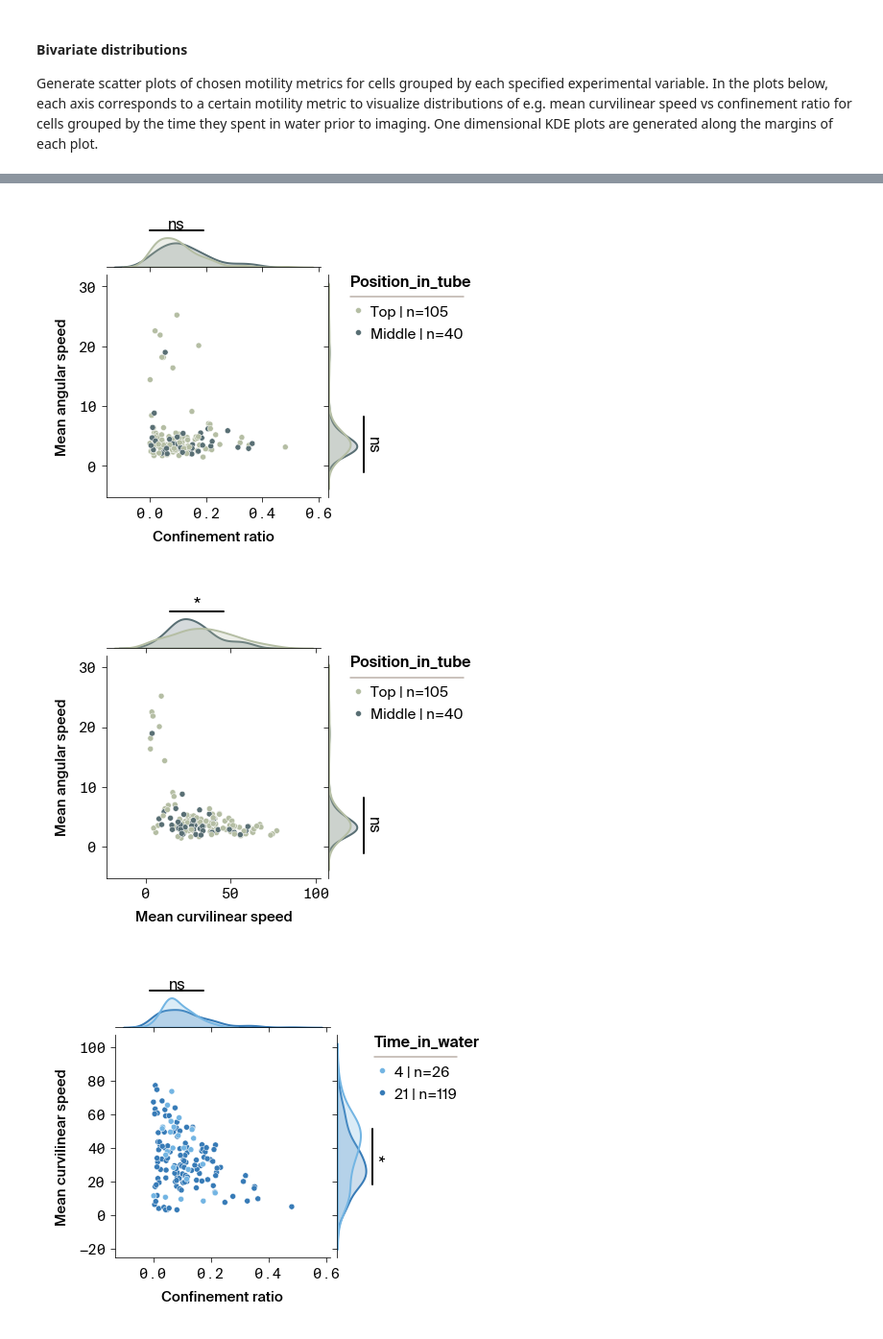
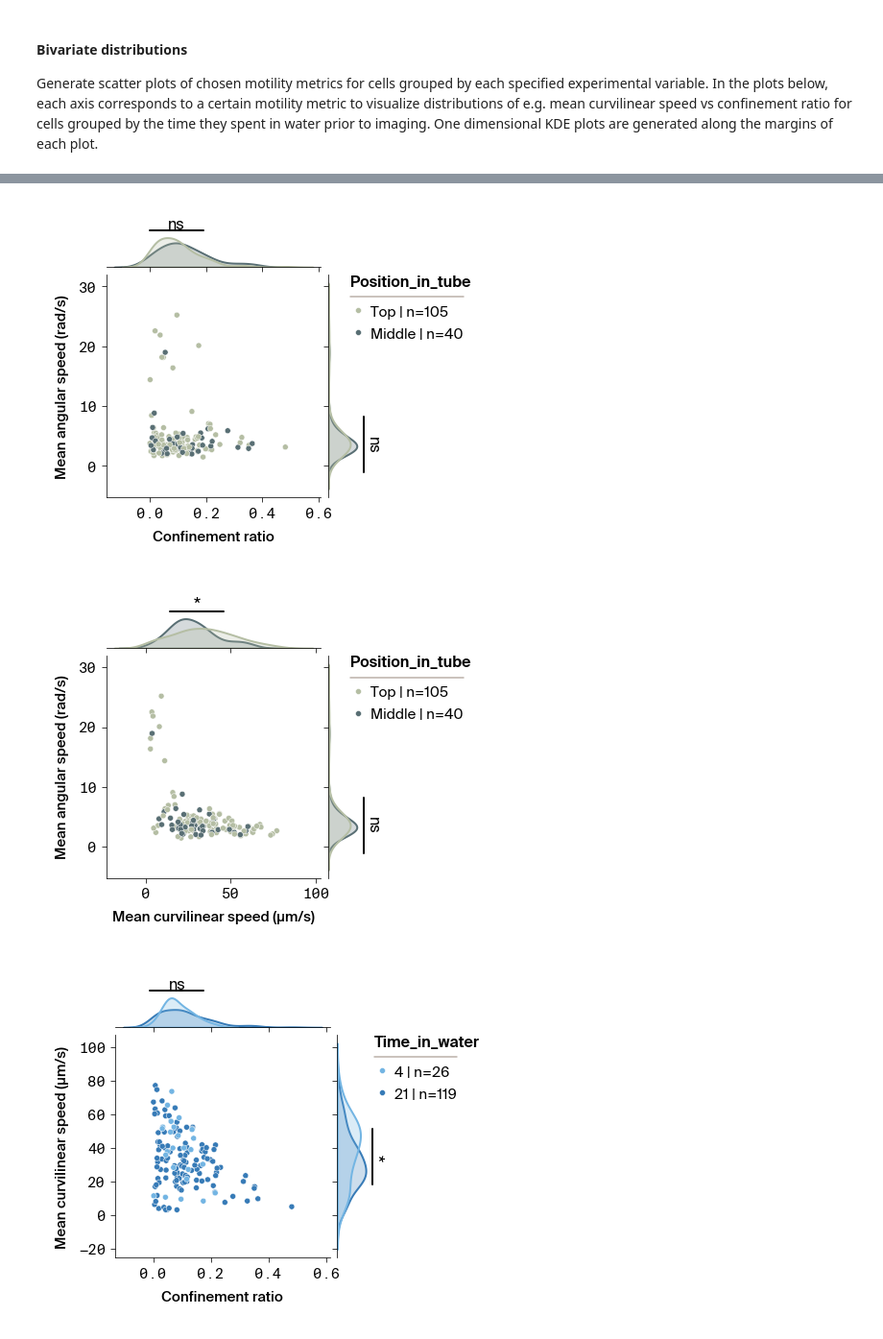
Before and after one commit to Arcadia-Science/2024-unicellular-tracking, a Jupyter notebook: notebooks/3_motility-analysis-in-pools.ipynb, the cells around one changed output, grey strips where cells are left out. Shown at 96% size. Saved outputs shown, nothing was run; the diff lists cells and outputs as text; code cells hidden in the pictures.

Commit message:
add units to axes labels

```diff
--- a/notebooks/3_motility-analysis-in-pools.ipynb
+++ b/notebooks/3_motility-analysis-in-pools.ipynb
@@ -67,12 +67,12 @@ motility_metrics_dataframe.drop(["slide_ID", "well_ID"], axis=1).groupby(
 
 #### Define experimental variables and motility metrics
 # %%
-# set metrics
-metrics_subset = [
-    "confinement_ratio",
-    "mean_curvilinear_speed",
-    "mean_angular_speed",
-]
+# set metrics and map to axis labels for the plot
+metrics_subset = {
+    "confinement_ratio": "Confinement ratio",
+    "mean_curvilinear_speed": "Mean curvilinear speed (µm/s)",
+    "mean_angular_speed": "Mean angular speed (rad/s)",
+}
 
 # set experimental variables
 experimental_variables = [
@@ -106,7 +106,7 @@ for k, experimental_variable in enumerate(experimental_variables):
     )
 
     # loop through select metrics
-    for i, metric in enumerate(metrics_subset):
+    for i, (metric, ylabel) in enumerate(metrics_subset.items()):
         # create only one legend for the figure
         last = len(metrics_subset) - 1
         legend = True if i == last else False
@@ -127,11 +127,10 @@ for k, experimental_variable in enumerate(experimental_variables):
 
         # monospace numerical axes
         apc.mpl.style_plot(ax, monospaced_axes="y")
-        # replace underscores with space in axes titles
+        # set x, y axes labels
         xlabel = ax.xaxis.label.get_text()
-        ylabel = ax.yaxis.label.get_text()
         ax.set_xlabel(xlabel.replace("_", " "))
-        ax.set_ylabel(ylabel.replace("_", " "))
+        ax.set_ylabel(ylabel)
 
     # reposition and stylize the legend
     sns.move_legend(ax, "upper right", bbox_to_anchor=(1.3, 1.3))
@@ -150,7 +149,7 @@ for k, experimental_variable in enumerate(experimental_variables):
 #### Bivariate distributions
 Generate scatter plots of chosen motility metrics for cells grouped by each specified experimental variable. In the plots below, each axis corresponds to a certain motility metric to visualize distributions of e.g. mean curvilinear speed vs confinement ratio for cells grouped by the time they spent in water prior to imaging. One dimensional KDE plots are generated along the margins of each plot.
 # %%
-metrics_combinations = list(combinations(metrics_subset, 2))
+metrics_combinations = list(combinations(metrics_subset.keys(), 2))
 source = motility_metrics_dataframe.copy()
 
 # loop through experimental variables
@@ -167,11 +166,11 @@ for experimental_variable in experimental_variables:
             height=5,
         )
 
-        # replace underscores with space in axes titles
-        xlabel = g.ax_joint.xaxis.label.get_text()
-        ylabel = g.ax_joint.yaxis.label.get_text()
-        g.ax_joint.set_xlabel(xlabel.replace("_", " "))
-        g.ax_joint.set_ylabel(ylabel.replace("_", " "))
+        # set x, y axes labels
+        xlabel = metrics_subset[metric_i]
+        ylabel = metrics_subset[metric_j]
+        g.ax_joint.set_xlabel(xlabel)
+        g.ax_joint.set_ylabel(ylabel)
         # aesthetics
         sns.move_legend(g.ax_joint, "upper right", bbox_to_anchor=(1.7, 1))
         apc.mpl.style_plot(g.ax_joint, monospaced_axes="both")
@@ -180,3 +179,3 @@ for experimental_variable in experimental_variables:
-[figure, old version]
+[figure, new version]
-[figure, old version]
+[figure, new version]
-[figure, old version]
+[figure, new version]
```
Also changed, not shown: parts of 2 cells of this notebook, 13 other files.
